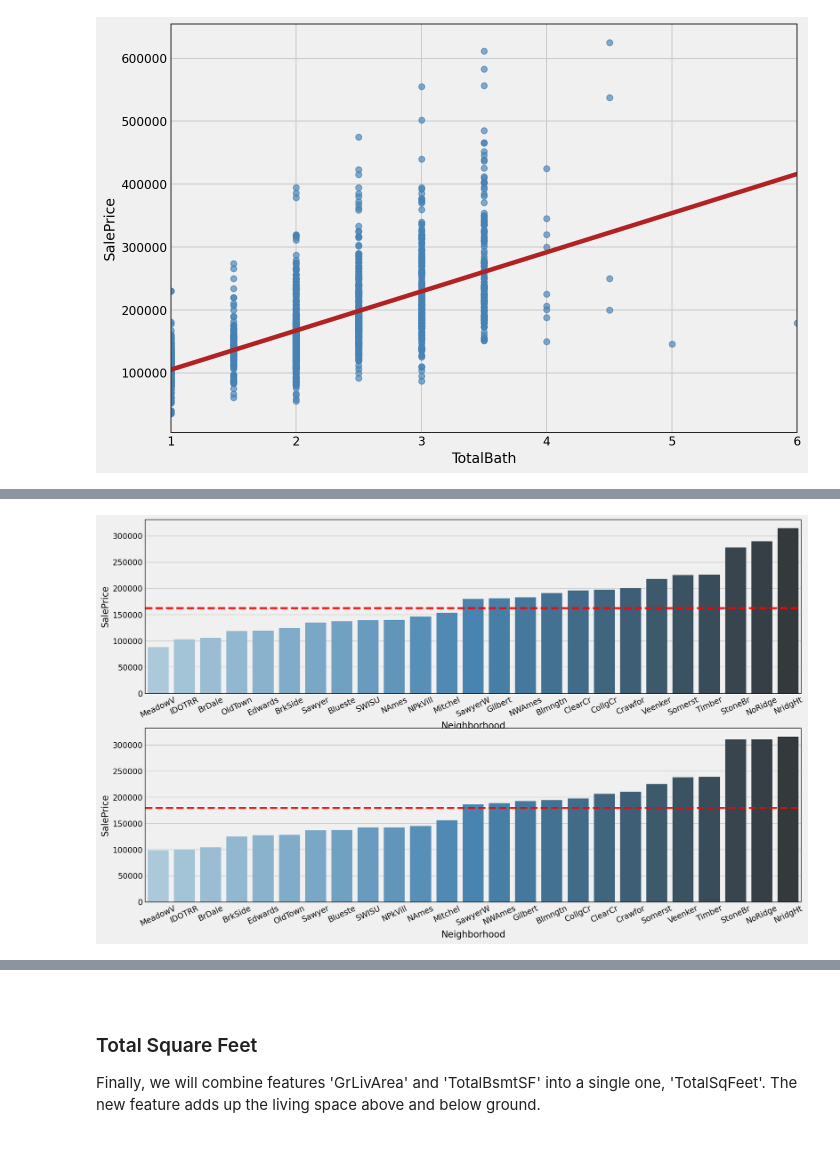
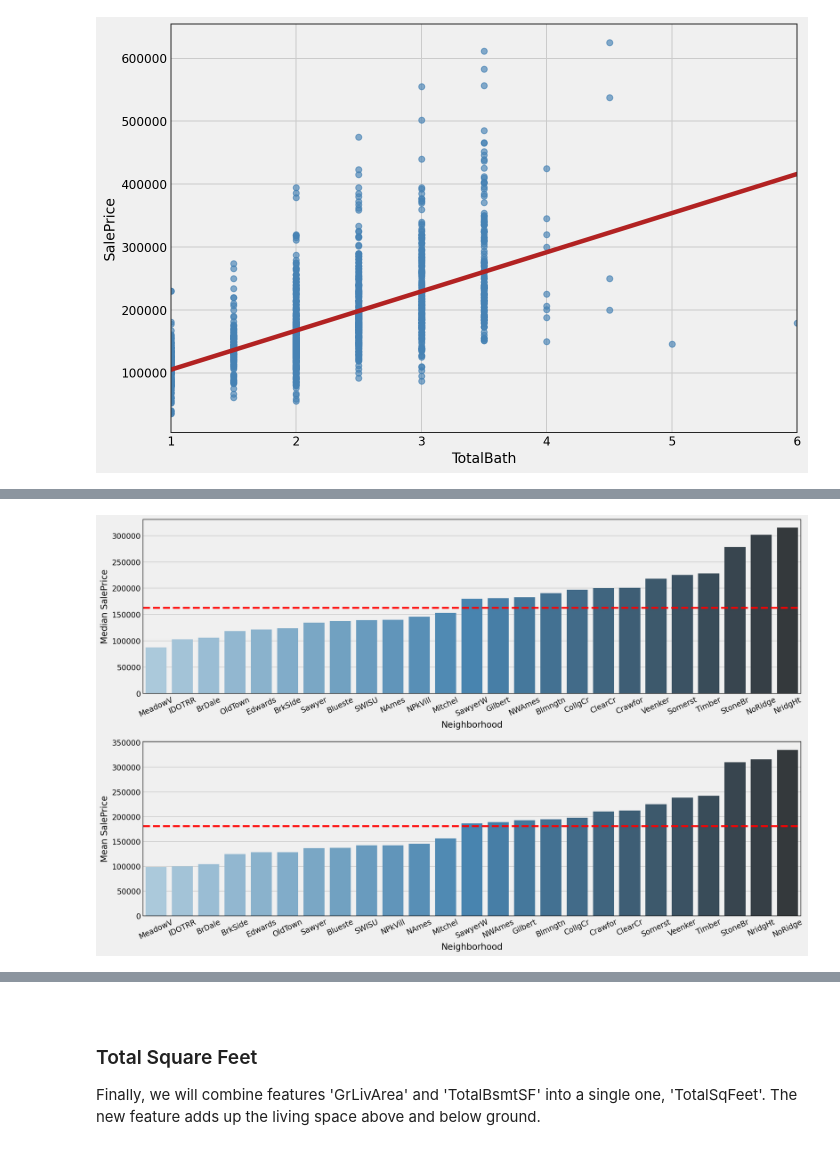
Before and after one commit to KOrfanakis/Housing_Prices_Regression, a Jupyter notebook: 02-Preprocessing_and_Predictions.ipynb, the cells around one changed output, grey strips where cells are left out. Drawn from its saved outputs; the diff is of its cells as text; code cells hidden in the pictures.

```diff
--- a/02-Preprocessing_and_Predictions.ipynb
+++ b/02-Preprocessing_and_Predictions.ipynb
@@ -360,31 +361,33 @@ Individual Features
 # %%
-neighbour_median = all_data.groupby('Neighborhood')['SalePrice'].median()
+neighbour_median = train_df.groupby('Neighborhood')['SalePrice'].median()
 neighbour_median = neighbour_median.to_frame().sort_values(by='SalePrice',
                                                            ascending=True)
 
-neighbour_mean = all_data.groupby('Neighborhood')['SalePrice'].mean()
+neighbour_mean = train_df.groupby('Neighborhood')['SalePrice'].mean()
 neighbour_mean = neighbour_mean.to_frame().sort_values(by='SalePrice',
-                                                           ascending=True)
+                                                       ascending=True)
 
 fig, (ax1, ax2) = plt.subplots(2, 1, figsize=(16, 10))
 
 sns.barplot(x=neighbour_median.index,
             y=neighbour_median['SalePrice'],
             palette='Blues_d',
             ax=ax1)
 
 sns.barplot(x=neighbour_mean.index,
             y=neighbour_mean['SalePrice'],
             palette='Blues_d',
             ax=ax2)
 
-ax1.axhline(y=all_data['SalePrice'].median(), color = 'red', ls ='--')
-ax2.axhline(y=all_data['SalePrice'].mean(), color = 'red', ls ='--')
+ax1.axhline(y=train_df['SalePrice'].median(), color='red', ls='--')
+ax2.axhline(y=train_df['SalePrice'].mean(), color='red', ls='--')
 
-ax.set_ylabel('Median SalePrice')
-ax.set_ylabel('Mean SalePrice')
+ax1.set_ylabel('Median SalePrice')
+ax2.set_ylabel('Mean SalePrice')
 
 for ax in [ax1, ax2]:
-    ax.tick_params(axis='x', rotation=25);
+    ax.tick_params(axis='x', rotation=25)
+
+plt.tight_layout();
 # %% [output]
-[figure, old version]
+[figure, new version]
```
Also changed, not shown: parts of 46 cells of this notebook.
